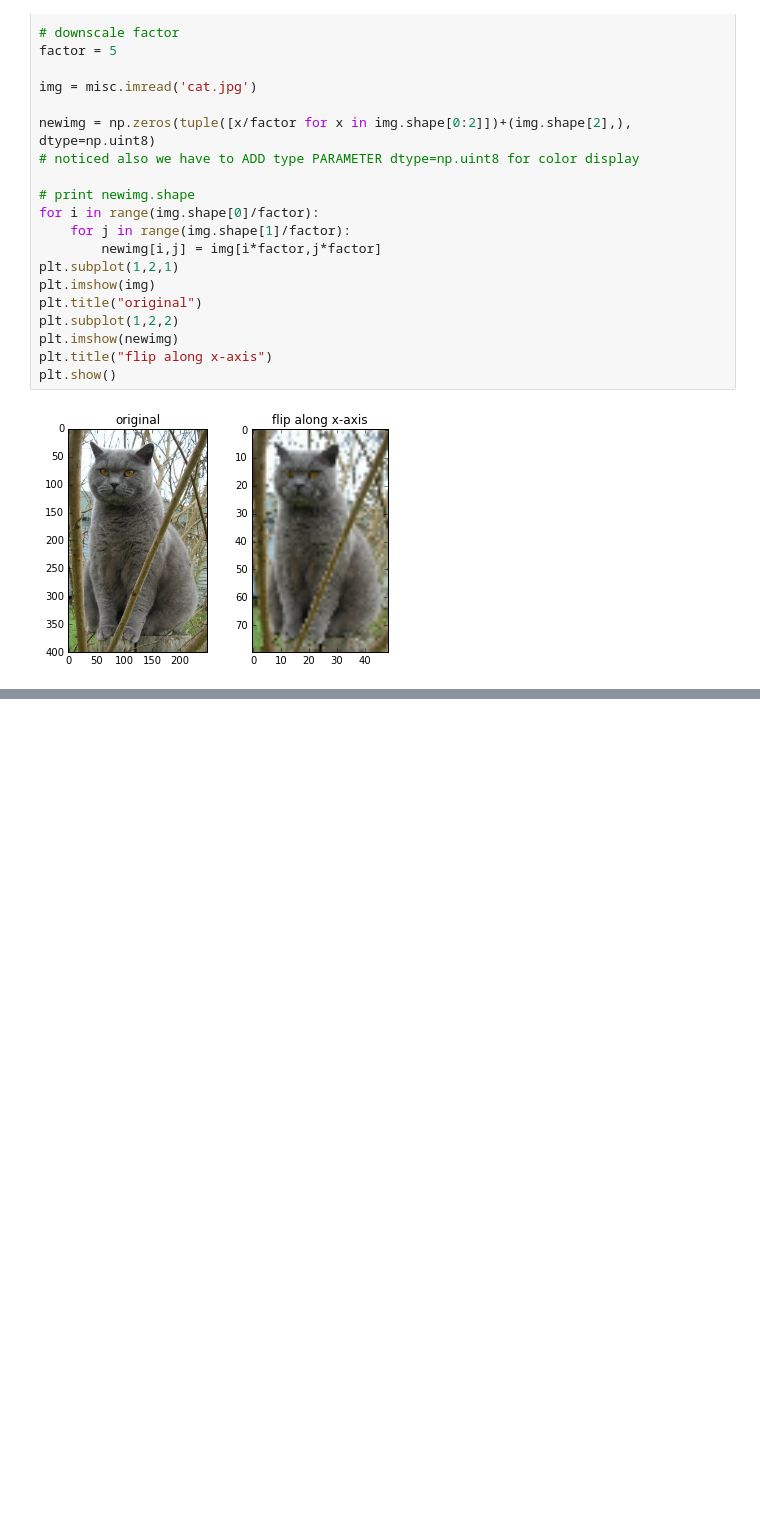
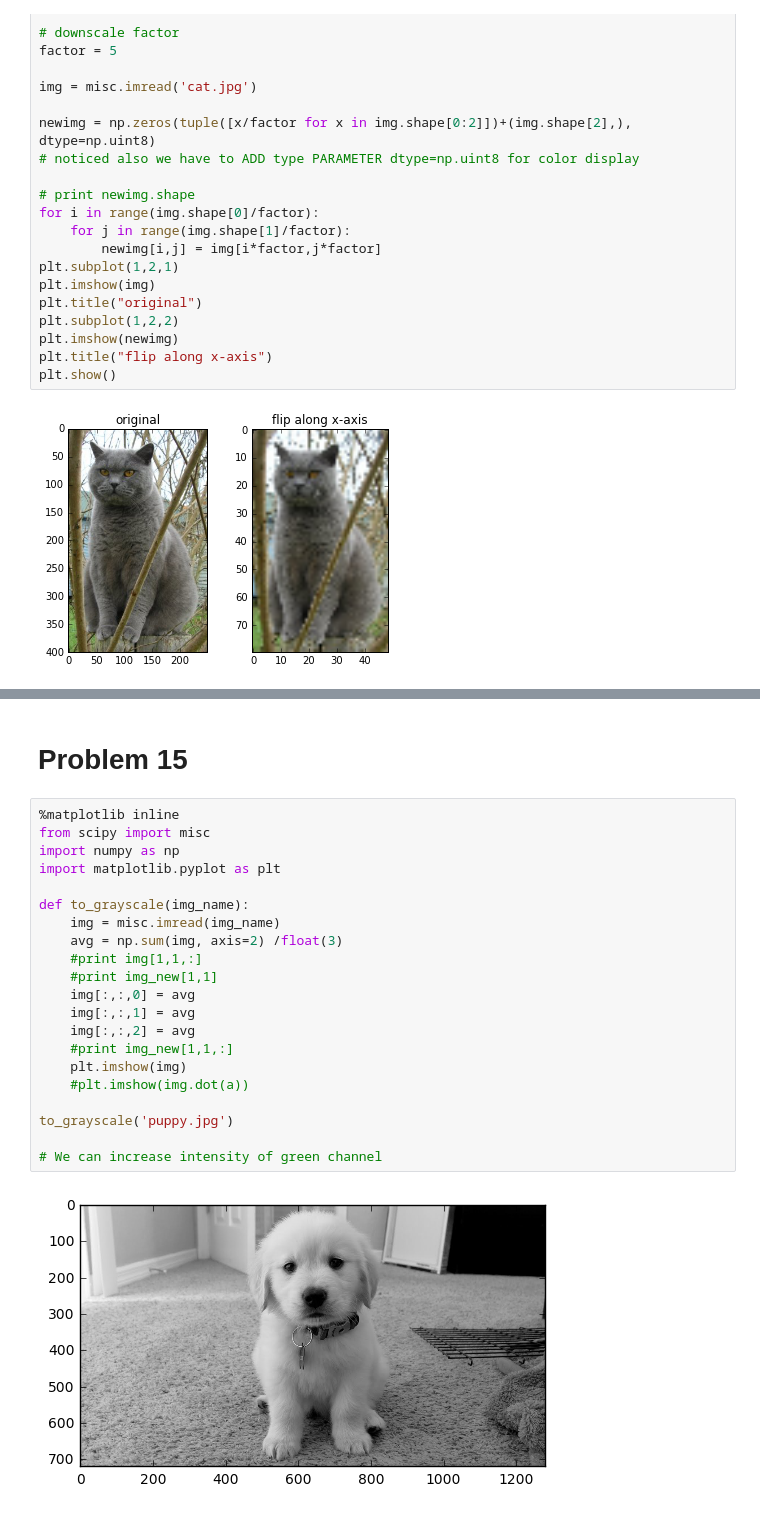
Before and after one commit to nvh95/practical_python, a Jupyter notebook: 7. Repetition.ipynb, the cells around one changed output, grey strips where cells are left out. Drawn from its saved outputs; the diff is of its cells as text; blank space fills up the shorter version.

```diff
--- a/7. Repetition.ipynb
+++ b/7. Repetition.ipynb
@@ -318,0 +341,25 @@ img.shape[:2]
+# %% [markdown]
+# Problem 15
+# %%
+%matplotlib inline
+from scipy import misc
+import numpy as np
+import matplotlib.pyplot as plt
+
+def to_grayscale(img_name):
+    img = misc.imread(img_name)
+    avg = np.sum(img, axis=2) /float(3)
+    #print img[1,1,:]
+    #print img_new[1,1]
+    img[:,:,0] = avg
+    img[:,:,1] = avg
+    img[:,:,2] = avg
+    #print img_new[1,1,:]
+    plt.imshow(img)
+    #plt.imshow(img.dot(a))
+
+to_grayscale('puppy.jpg')
+
+# We can increase intensity of green channel
+# %% [output]
+[figure, added]
```
Also changed, not shown: parts of 4 cells of this notebook, 1 other file.
